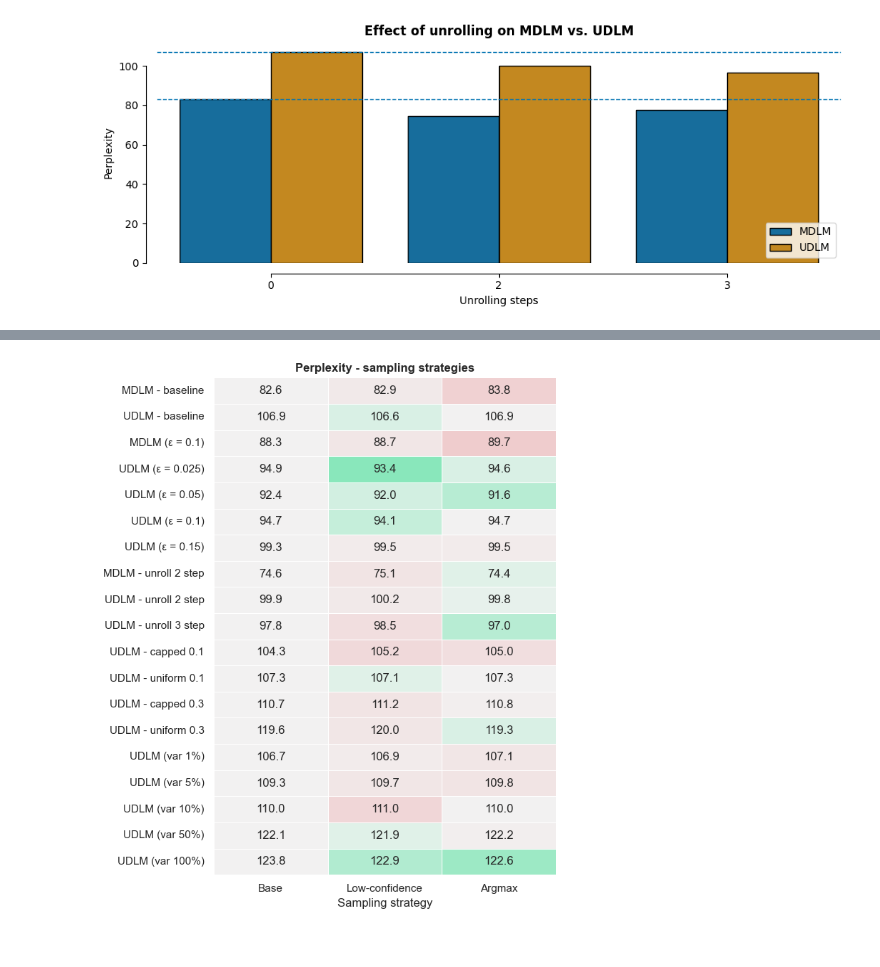
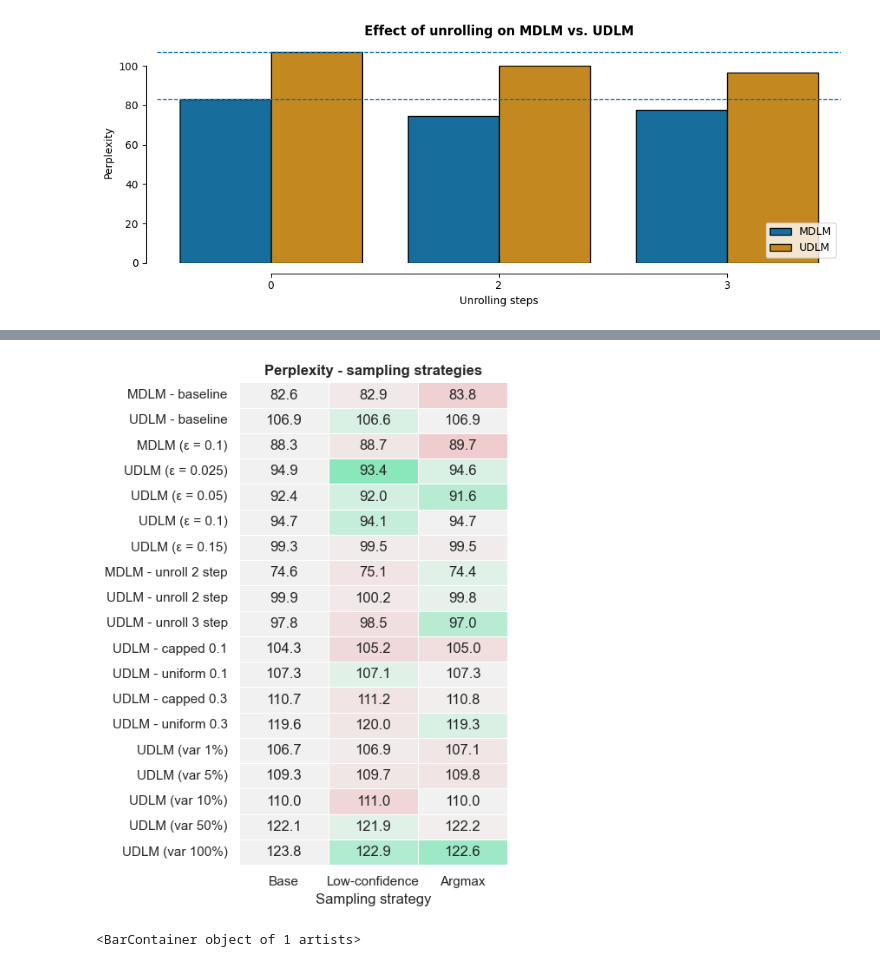
Before and after one commit to denaxen/discrete-diffusion-guidance, a Jupyter notebook: presentation/plots.ipynb, the cells around one changed output, grey strips where cells are left out. Cells and saved outputs as stored; diff of their text form; code cells hidden in the pictures.

```diff
--- a/presentation/plots.ipynb
+++ b/presentation/plots.ipynb
@@ -367,32 +462,36 @@ neg_max = (-diff.clip(upper=0)).max().max()          # worst overall degradation
 
 norm = diff.copy()
 norm[diff > 0]  = diff[diff > 0]  / pos_max if pos_max else 0
 norm[diff < 0]  = diff[diff < 0]  / neg_max if neg_max else 0
 # norm now in [-1 … 1] globally
 
 # ------------------------------------------------------------------
 # 3. Plot heat‑map with pastel diverging palette, no colour‑bar
 # ------------------------------------------------------------------
 sns.set_theme(style="white")
-fig, ax = plt.subplots(figsize=(6.7, 8))
+fig, ax = plt.subplots(figsize=(5, 6.6))
 
 sns.heatmap(
     norm,
     cmap=sns.diverging_palette(150, 10, s=60, l=85, as_cmap=True),  # pastel red↔white↔green
     center=0,
     annot=df.round(1),
     fmt=".1f",
     linewidths=.5,
     cbar=False,
     ax=ax
 )
 
 ax.set_xlabel("Sampling strategy")
 ax.set_ylabel("")
 ax.set_title("Perplexity - sampling strategies")
 
 plt.tight_layout()
 plt.savefig("sampling_strategies.png", dpi=300, bbox_inches="tight")
 plt.show()
 # %% [output]
-[figure, old version]
+[figure, new version]
+# %%
+bars.containers[0]
+# %% [output]
+<BarContainer object of 1 artists>
```
Also changed, not shown: parts of 11 cells of this notebook, 9 other files.
